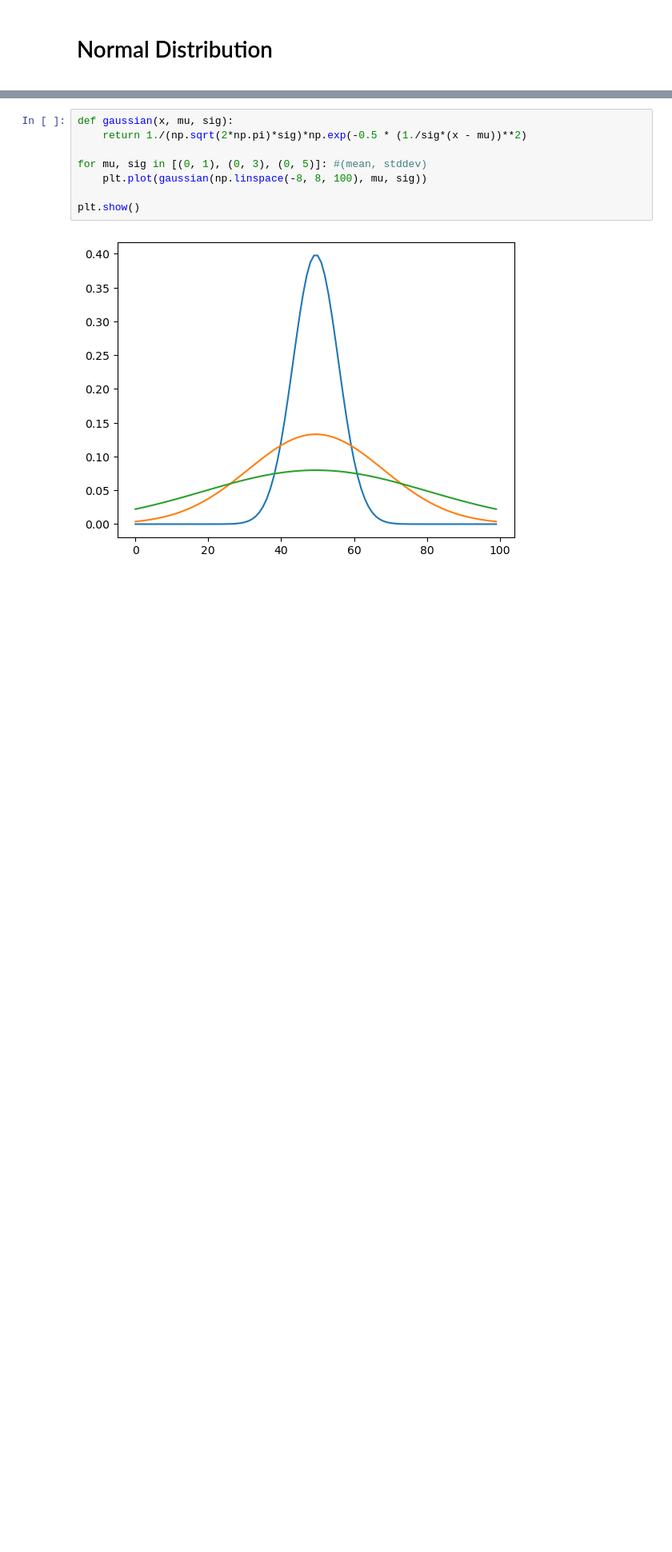
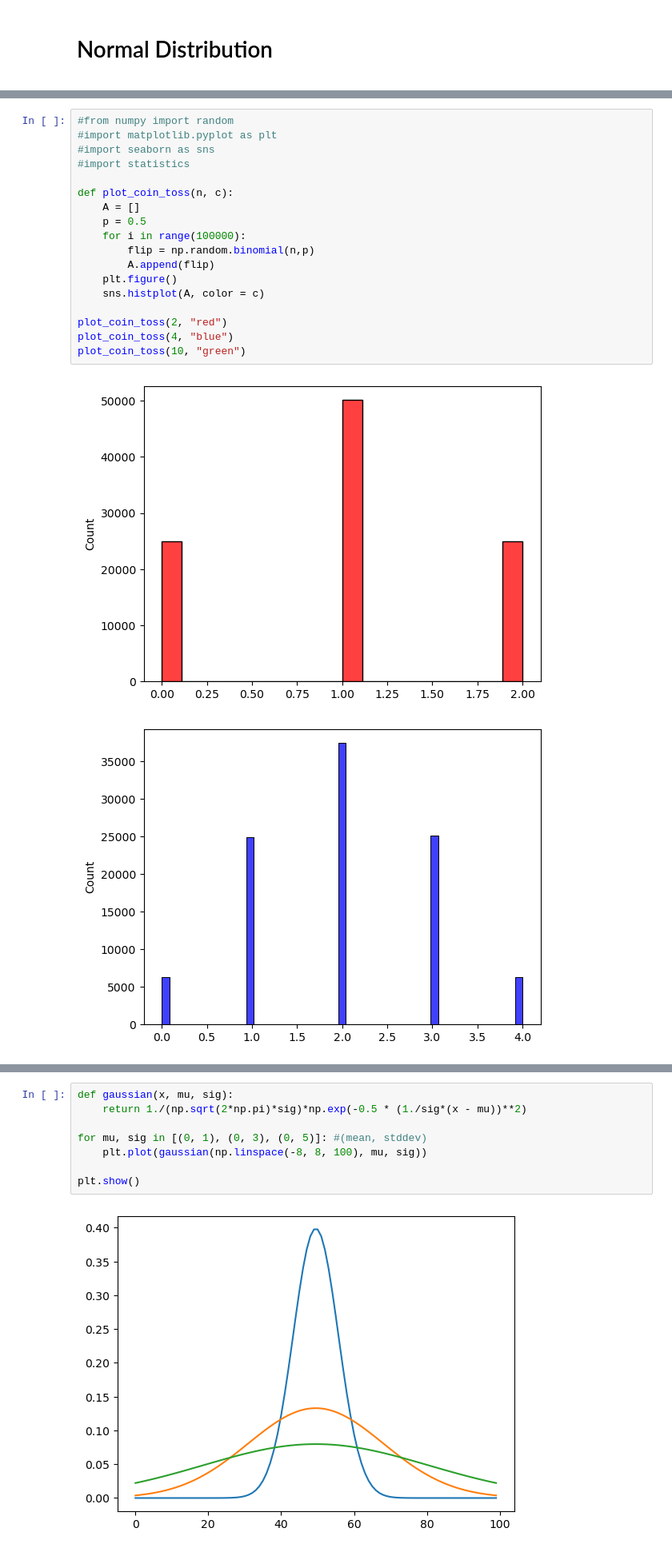
Before and after one commit to elainetynan/funddata-assessment, a Jupyter notebook: normalDistribution/NormalDistribution.ipynb, the cells around one changed output, grey strips where cells are left out. Shown at 80% size. Saved outputs shown, nothing was run; the diff lists cells and outputs as text; blank space fills up the shorter version.

Commit message:
Information on the binomial distribution & cleanup notebook

```diff
--- a/normalDistribution/NormalDistribution.ipynb
+++ b/normalDistribution/NormalDistribution.ipynb
@@ -104,0 +104,21 @@ import math
+# %%
+#from numpy import random
+#import matplotlib.pyplot as plt
+#import seaborn as sns
+#import statistics
+
+def plot_coin_toss(n, c):
+    A = []
+    p = 0.5
+    for i in range(100000):
+        flip = np.random.binomial(n,p)
+        A.append(flip)
+    plt.figure()
+    sns.histplot(A, color = c)
+
+plot_coin_toss(2, "red")
+plot_coin_toss(4, "blue")
+plot_coin_toss(10, "green")
+# %% [output]
+[figure, added]
+[figure, added]
```
Also changed, not shown: parts of 37 cells of this notebook, 1 other file.
